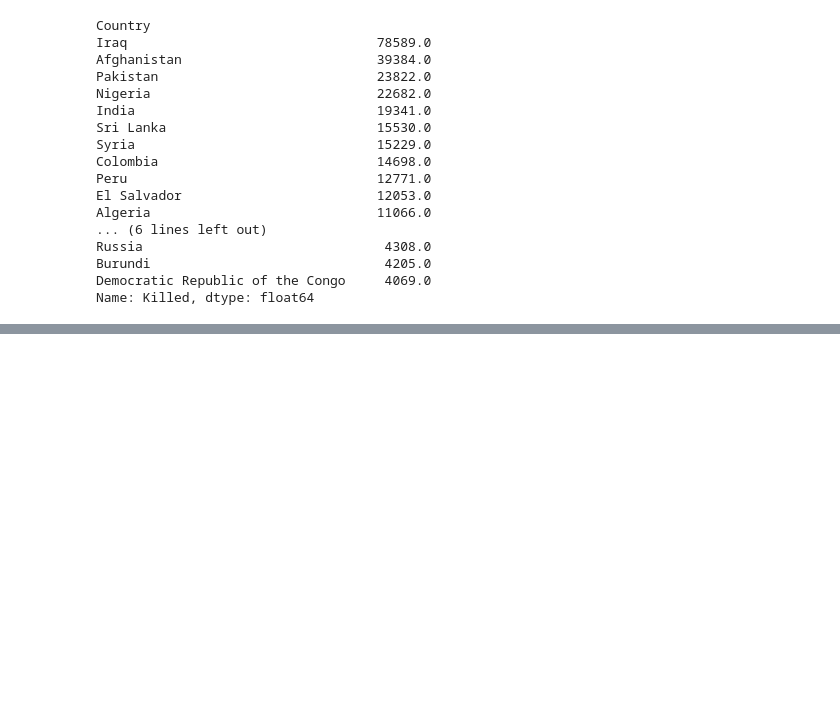
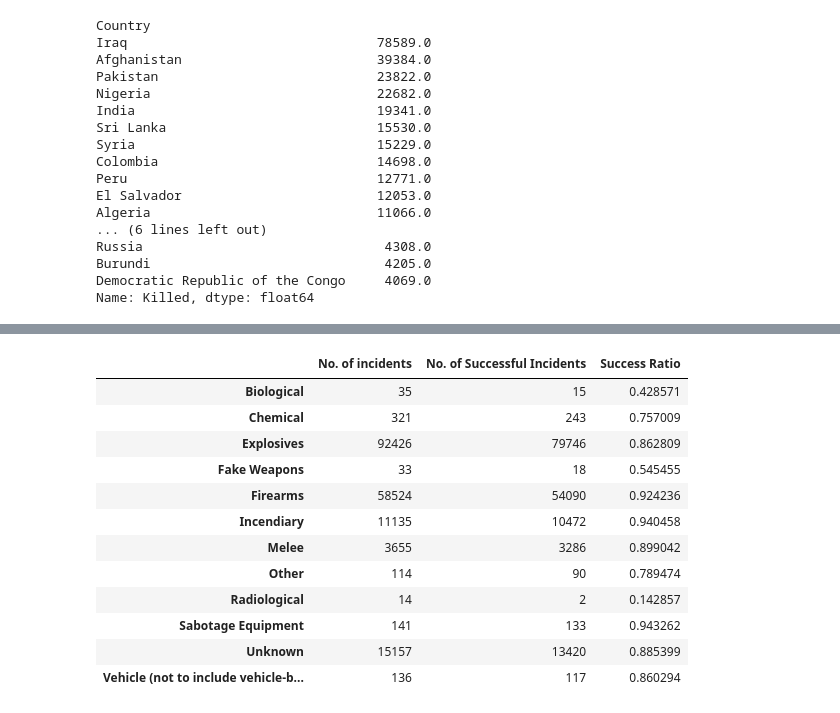
Before and after one commit to siddeshnaik/Sparks_Foundation, a Jupyter notebook: Terrorisum.ipynb, the cells around one changed output, grey strips where cells are left out. Drawn from its saved outputs; the diff is of its cells as text; code cells hidden in the pictures; blank space fills up the shorter version.

```diff
--- a/Terrorisum.ipynb
+++ b/Terrorisum.ipynb
@@ -478,0 +391,18 @@ Name: Year, dtype: int64
+# %%
+pd.DataFrame({'No. of incidents' : df['WeaponType'].value_counts(),
+              'No. of Successful Incidents':df.groupby(['WeaponType'])['Success'].sum(),
+              'Success Ratio': df.groupby(['WeaponType'])['Success'].sum()/df['WeaponType'].value_counts()})
+# %% [output]
+|  | No. of incidents | No. of Successful Incidents | Success Ratio |
+| Biological | 35 | 15 | 0.428571 |
+| Chemical | 321 | 243 | 0.757009 |
+| Explosives | 92426 | 79746 | 0.862809 |
+| Fake Weapons | 33 | 18 | 0.545455 |
+| Firearms | 58524 | 54090 | 0.924236 |
+| Incendiary | 11135 | 10472 | 0.940458 |
+| Melee | 3655 | 3286 | 0.899042 |
+| Other | 114 | 90 | 0.789474 |
+| Radiological | 14 | 2 | 0.142857 |
+| Sabotage Equipment | 141 | 133 | 0.943262 |
+| Unknown | 15157 | 13420 | 0.885399 |
+| Vehicle (not to include vehicle-b... | 136 | 117 | 0.860294 |
```
Also changed, not shown: parts of 18 cells of this notebook.
